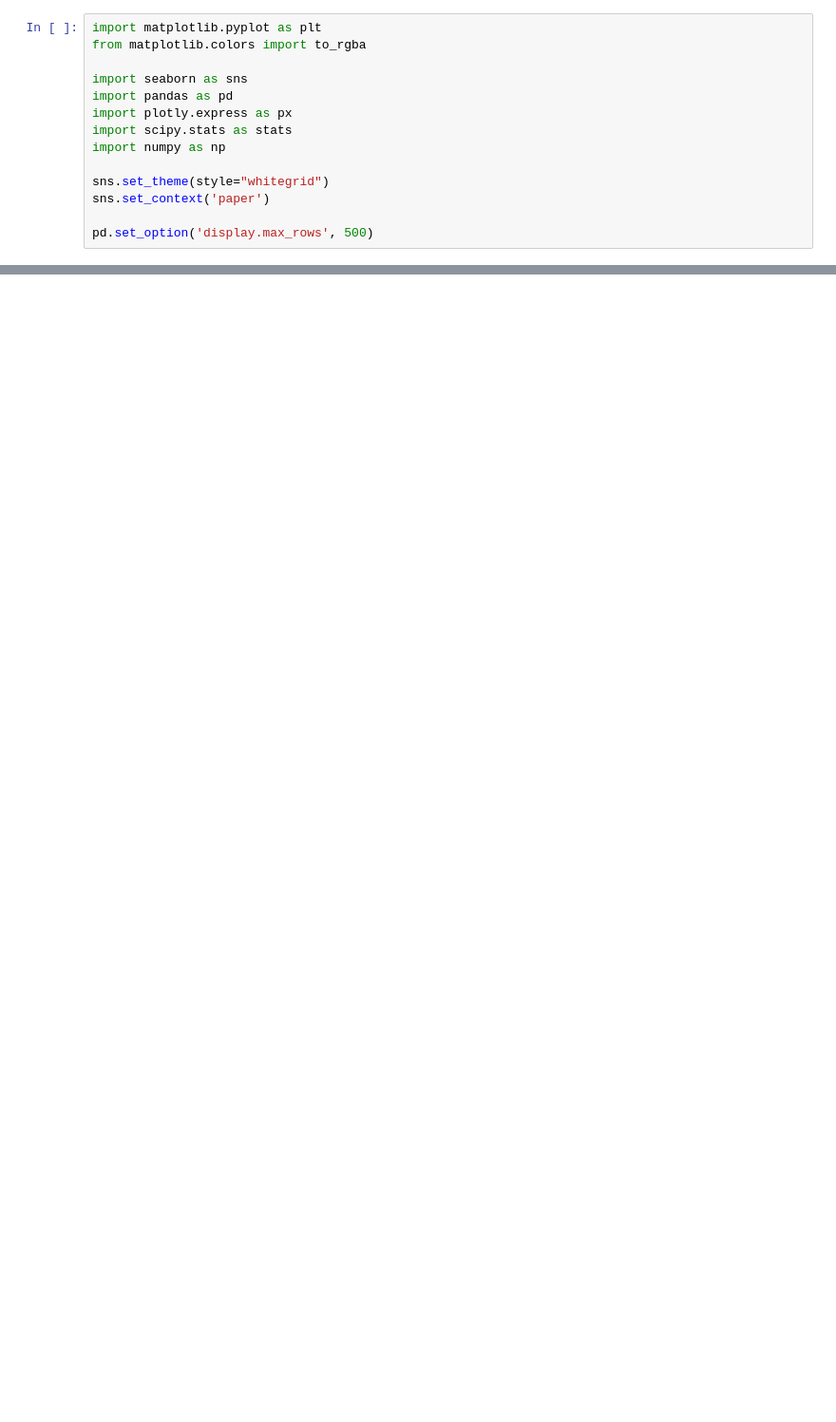
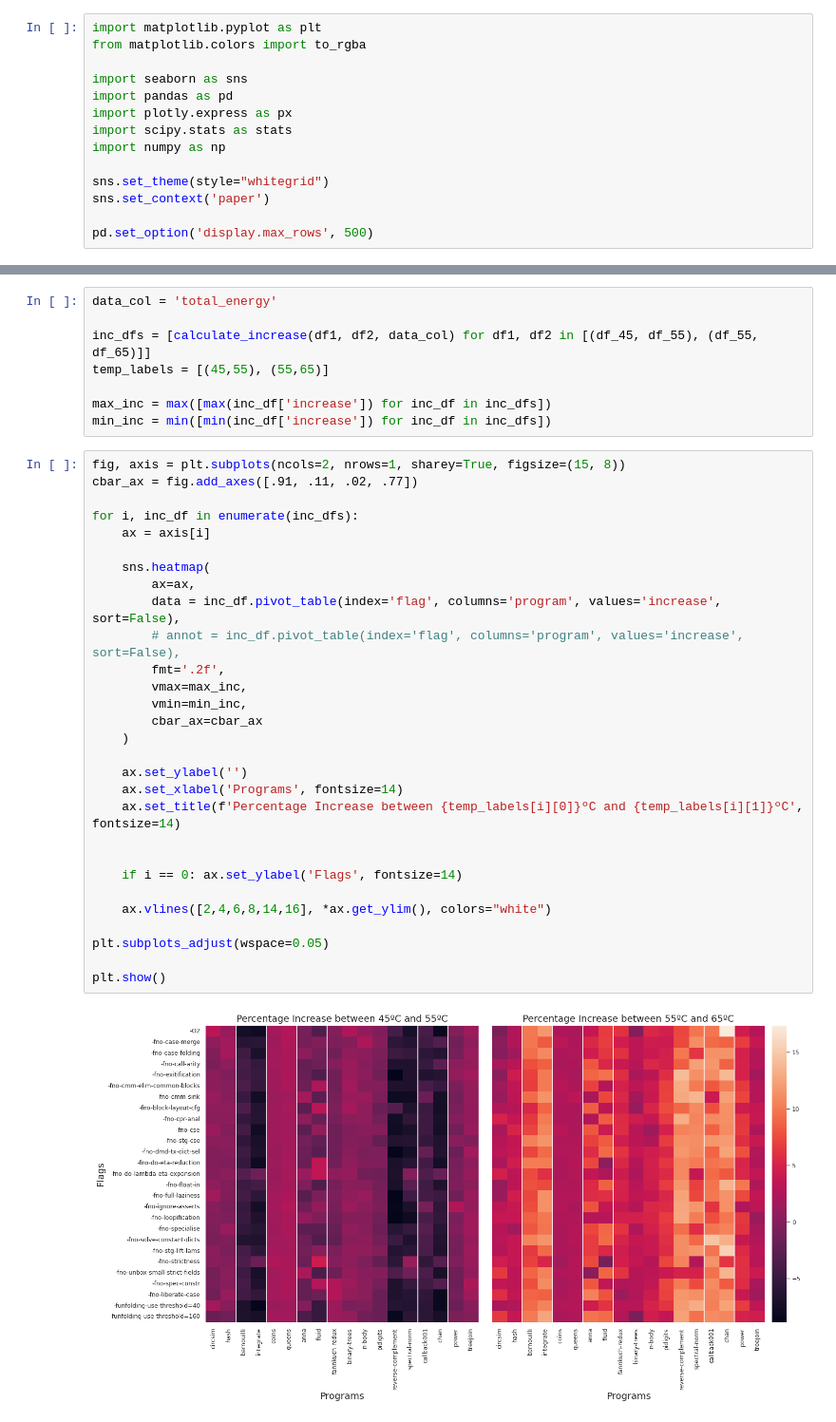
Before and after one commit to bernas670/ghc-energy, a Jupyter notebook: stats/temps.ipynb, the cells around one changed output, grey strips where cells are left out. Shown: that part at 95% size. Cells and saved outputs as stored; diff of their text form; blank space fills up the shorter version.

```diff
--- a/stats/temps.ipynb
+++ b/stats/temps.ipynb
@@ -92,0 +98,39 @@ plt.show()
+# %%
+data_col = 'total_energy'
+
+inc_dfs = [calculate_increase(df1, df2, data_col) for df1, df2 in [(df_45, df_55), (df_55, df_65)]]
+temp_labels = [(45,55), (55,65)]
+
+max_inc = max([max(inc_df['increase']) for inc_df in inc_dfs])
+min_inc = min([min(inc_df['increase']) for inc_df in inc_dfs])
+# %%
+fig, axis = plt.subplots(ncols=2, nrows=1, sharey=True, figsize=(15, 8))
+cbar_ax = fig.add_axes([.91, .11, .02, .77])
+
+for i, inc_df in enumerate(inc_dfs):
+    ax = axis[i]
+
+    sns.heatmap(
+        ax=ax,
+        data = inc_df.pivot_table(index='flag', columns='program', values='increase', sort=False),
+        # annot = inc_df.pivot_table(index='flag', columns='program', values='increase', sort=False),
+        fmt='.2f',
+        vmax=max_inc,
+        vmin=min_inc,
+        cbar_ax=cbar_ax
+    )
+
+    ax.set_ylabel('')
+    ax.set_xlabel('Programs', fontsize=14)
+    ax.set_title(f'Percentage Increase between {temp_labels[i][0]}ºC and {temp_labels[i][1]}ºC', fontsize=14)
+
+
+    if i == 0: ax.set_ylabel('Flags', fontsize=14)
+
+    ax.vlines([2,4,6,8,14,16], *ax.get_ylim(), colors="white")
+
+plt.subplots_adjust(wspace=0.05)
+
+plt.show()
+# %% [output]
+[figure, added]
```
Also changed, not shown: parts of 8 cells of this notebook, 29 other files.
